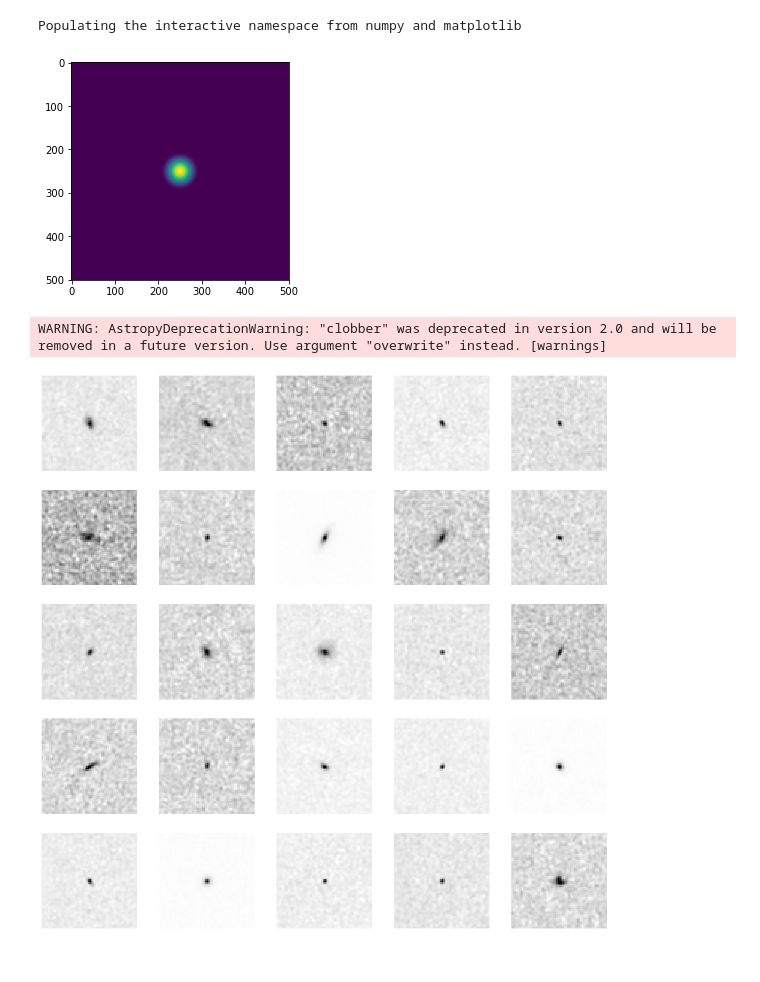
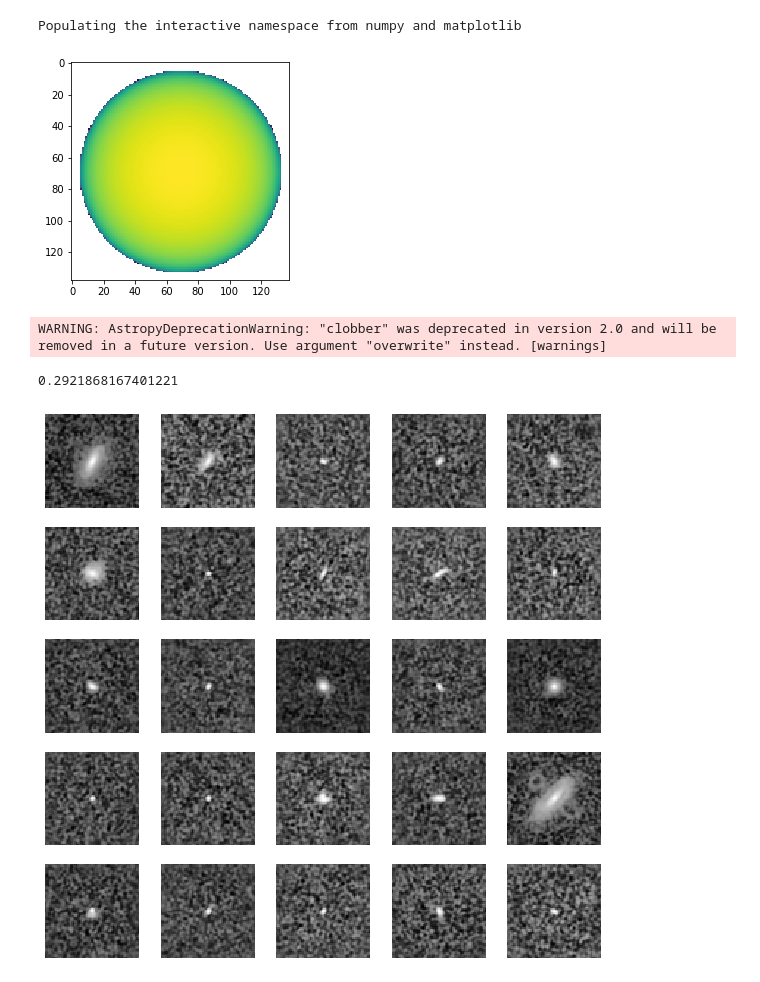
Before and after one commit to ml4astro/galaxy2galaxy, a Jupyter notebook: notebooks/Create_HSC_window.ipynb, the cells around one changed output. Saved outputs shown, nothing was run; the diff lists cells and outputs as text; code cells hidden in the pictures.

Commit message:
Changes the way images are drawn

```diff
--- a/notebooks/Create_HSC_window.ipynb
+++ b/notebooks/Create_HSC_window.ipynb
@@ -16,24 +10,43 @@ target_pixel_scale=0.168
+# %%
+# We draw the PSF image in Kspace at the correct resolution
+N = 64
+im_scale = 0.168
+interp_factor=6 # This is how much sub sampling is required to
+                # reach the band limit of HST COSMOS image
+padding_factor=2
+Nk = N*interp_factor*padding_factor
+from galsim.bounds import _BoundsI
+bounds = _BoundsI(0, Nk//2, -Nk//2, Nk//2-1)
 # %%
 # Hann window
+stamp_size = Nk
+target_pixel_scale=im_scale
+pixel_scale=im_scale/interp_factor
 my_psf = np.zeros((stamp_size,stamp_size))
 for  i in range(stamp_size):
     for j in range(stamp_size):
         r = sqrt((i - 1.0*stamp_size//2)**2 + (j-1.0*stamp_size//2)**2)/(stamp_size//2)*pi/2*target_pixel_scale/pixel_scale
         my_psf[i,j] = sin(r+pi/2)**2
-        if r > pi/2:
+        if r >= pi/2:
             my_psf[i,j] = 0
-# Building the corresponding galsim image
-effective_psf = galsim.InterpolatedKImage(galsim.ImageCD(my_psf+0j, scale=k_scale))
+
+# Export the PSF as a galsim object, truncating it to save some ressources
+my_psf = my_psf[315:-315,315:-315]
+effective_psf = galsim.InterpolatedKImage(galsim.ImageCD(my_psf+0*1j, scale=2.*np.pi/(Nk * im_scale / interp_factor )))
 # %%
-imshow(my_psf);
+imshow(log10(my_psf));
 # %% [output]
-[figure, old version]
+[figure, new version]
 # %%
 from astropy.io import fits
 # Exporting the effective PSF
 fits.writeto('../data/hsc_hann_window.fits', my_psf, clobber=True)
 # %% [output]
 WARNING: AstropyDeprecationWarning: "clobber" was deprecated in version 2.0 and will be removed in a future version. Use argument "overwrite" instead. [warnings]
+# %%
+print("This is the k scale of this image", 2.*np.pi/(Nk * im_scale / interp_factor ))
+# %% [output]
+0.2921868167401221
 # %%
 data_dir='/usr/local/share/galsim/COSMOS_25.2_training_sample'
 stamp_size=64
@@ -43,22 +54,15 @@ k_scale=2. * np.pi / (pixel_scale * stamp_size)
 cat = galsim.COSMOSCatalog(dir=data_dir)
 # %%
-im = galsim.Image(stamp_size, stamp_size, scale=pixel_scale)
-
-figure(figsize=(20,20))
+figure(figsize=(10,10))
 c = 0
-for i in range(2,27):
-    gal = cat.makeGalaxy(i, noise_pad_size=64 * 0.168)
-    gal = galsim.Convolve(gal, effective_psf)
-
-    imC = galsim.ImageCF(stamp_size, stamp_size, scale=2. *
-                         np.pi / (pixel_scale * stamp_size))
-    gal.drawKImage(image=imC)
-    im = np.fft.fftshift(np.fft.ifft2(
-         np.fft.fftshift(imC.array))).real.astype('float32')
-
+for i in range(25):
+    gal = cat.makeGalaxy(i+9, noise_pad_size=64 * 0.168)
+    g = galsim.Convolve(gal, effective_psf)
+    imgal = g.drawImage(nx=stamp_size, ny=stamp_size, scale=pixel_scale,
+                        method='no_pixel', use_true_center=False)
     subplot(5,5,c+1)
-    imshow(im,cmap='gray_r')
+    imshow(arcsinh(50*imgal.array),cmap='gray')
     axis('off')
     c+=1
 # %% [output]
-[figure, old version]
+[figure, new version]
```
Also changed, not shown: parts of 4 cells of this notebook, 3 other files.
